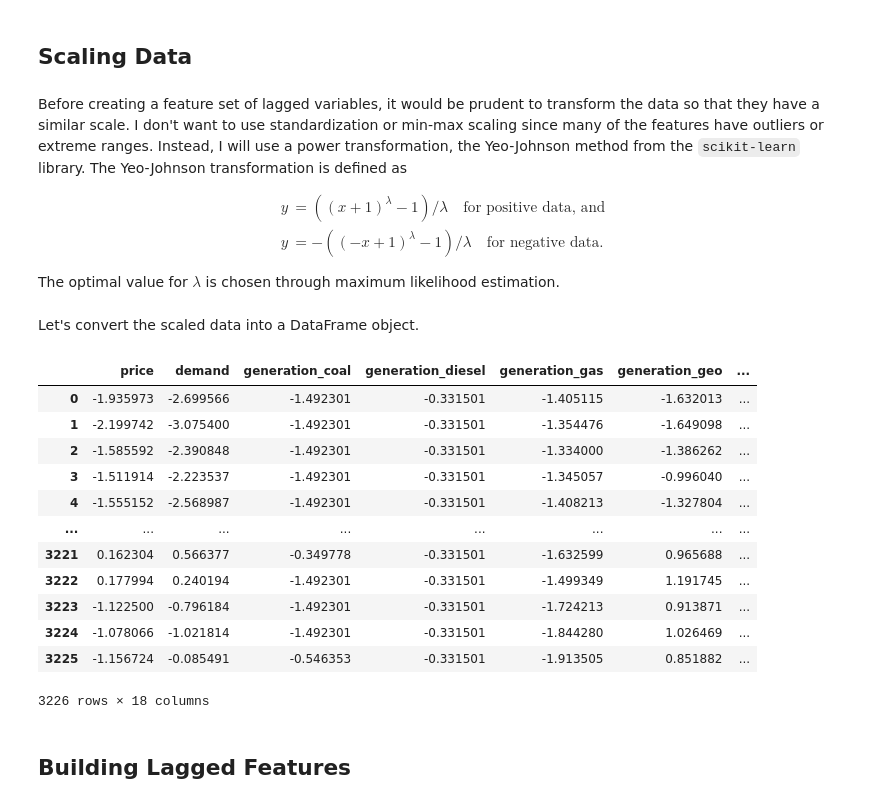
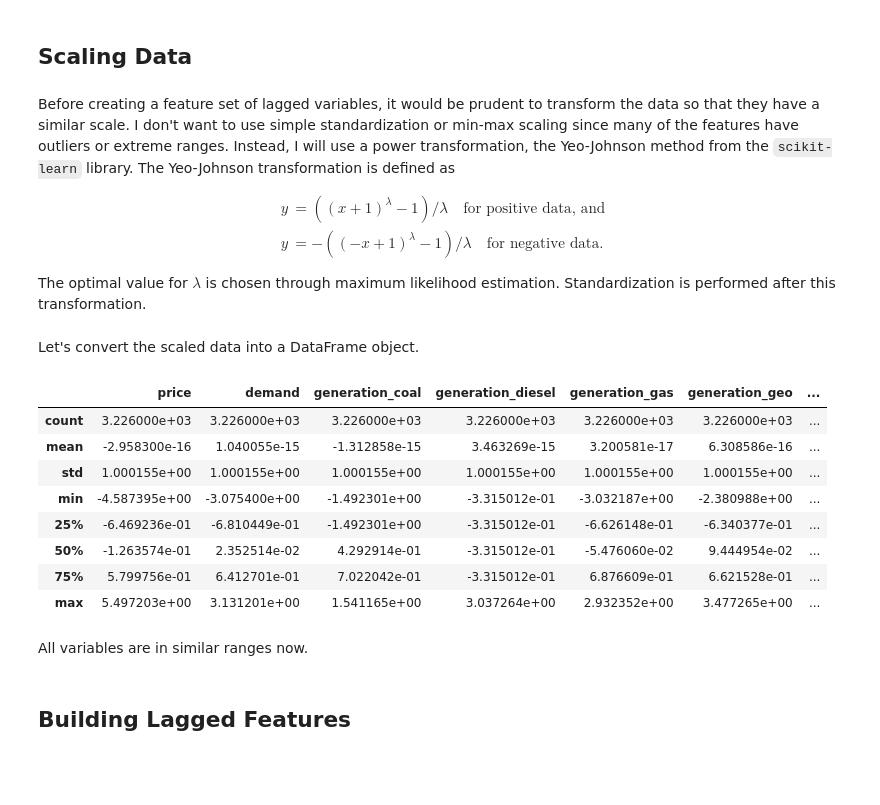
Before and after one commit to gauravkapoor27/LASSO-Feature-Selection, a Jupyter notebook: main.ipynb, the cells around one changed output. Drawn from its saved outputs; the diff is of its cells as text; code cells hidden in the pictures; blank space fills up the shorter version.

```diff
--- a/main.ipynb
+++ b/main.ipynb
@@ -66,14 +66,14 @@ We are working with time-series data and it is only natural to consider the effe
 # %% [markdown]
 ## Scaling Data
 # %% [markdown]
-Before creating a feature set of lagged variables, it would be prudent to transform the data so that they have a similar scale. I don't want to use standardization or min-max scaling since many of the features have outliers or extreme ranges. Instead, I will use a power transformation, the Yeo-Johnson method from the ``scikit-learn`` library. The Yeo-Johnson transformation is defined as
+Before creating a feature set of lagged variables, it would be prudent to transform the data so that they have a similar scale. I don't want to use simple standardization or min-max scaling since many of the features have outliers or extreme ranges. Instead, I will use a power transformation, the Yeo-Johnson method from the ``scikit-learn`` library. The Yeo-Johnson transformation is defined as
 
 \begin{align*}
 y &= ((x + 1)^\lambda - 1) / \lambda \quad \text{for positive data, and} \\
 y &= -((-x + 1)^\lambda - 1) / \lambda \quad \text{for negative data.}
 \end{align*}
 
-The optimal value for $\lambda$ is chosen through maximum likelihood estimation.
+The optimal value for $\lambda$ is chosen through maximum likelihood estimation. Standardization is performed after this transformation.
 # %%
 from sklearn.preprocessing import PowerTransformer
 # %%
@@ -86,21 +86,19 @@ Let's convert the scaled data into a DataFrame object.
 scaled_data = DataFrame(scaled_data)
 scaled_data.columns = data.columns.values
 # %%
-scaled_data
+scaled_data.describe()
 # %% [output]
 |  | price | demand | generation_coal | generation_diesel | generation_gas | generation_geo | ... |
-| 0 | -1.935973 | -2.699566 | -1.492301 | -0.331501 | -1.405115 | -1.632013 | ... |
-| 1 | -2.199742 | -3.075400 | -1.492301 | -0.331501 | -1.354476 | -1.649098 | ... |
-| 2 | -1.585592 | -2.390848 | -1.492301 | -0.331501 | -1.334000 | -1.386262 | ... |
-| 3 | -1.511914 | -2.223537 | -1.492301 | -0.331501 | -1.345057 | -0.996040 | ... |
-| 4 | -1.555152 | -2.568987 | -1.492301 | -0.331501 | -1.408213 | -1.327804 | ... |
-| ... | ... | ... | ... | ... | ... | ... | ... |
-| 3221 | 0.162304 | 0.566377 | -0.349778 | -0.331501 | -1.632599 | 0.965688 | ... |
-| 3222 | 0.177994 | 0.240194 | -1.492301 | -0.331501 | -1.499349 | 1.191745 | ... |
-| 3223 | -1.122500 | -0.796184 | -1.492301 | -0.331501 | -1.724213 | 0.913871 | ... |
-| 3224 | -1.078066 | -1.021814 | -1.492301 | -0.331501 | -1.844280 | 1.026469 | ... |
-| 3225 | -1.156724 | -0.085491 | -0.546353 | -0.331501 | -1.913505 | 0.851882 | ... |
+| count | 3.226000e+03 | 3.226000e+03 | 3.226000e+03 | 3.226000e+03 | 3.226000e+03 | 3.226000e+03 | ... |
+| mean | -2.958300e-16 | 1.040055e-15 | -1.312858e-15 | 3.463269e-15 | 3.200581e-17 | 6.308586e-16 | ... |
+| std | 1.000155e+00 | 1.000155e+00 | 1.000155e+00 | 1.000155e+00 | 1.000155e+00 | 1.000155e+00 | ... |
+| min | -4.587395e+00 | -3.075400e+00 | -1.492301e+00 | -3.315012e-01 | -3.032187e+00 | -2.380988e+00 | ... |
+| 25% | -6.469236e-01 | -6.810449e-01 | -1.492301e+00 | -3.315012e-01 | -6.626148e-01 | -6.340377e-01 | ... |
+| 50% | -1.263574e-01 | 2.352514e-02 | 4.292914e-01 | -3.315012e-01 | -5.476060e-02 | 9.444954e-02 | ... |
+| 75% | 5.799756e-01 | 6.412701e-01 | 7.022042e-01 | -3.315012e-01 | 6.876609e-01 | 6.621528e-01 | ... |
+| max | 5.497203e+00 | 3.131201e+00 | 1.541165e+00 | 3.037264e+00 | 2.932352e+00 | 3.477265e+00 | ... |
-3226 rows × 18 columns
+# %% [markdown]
+All variables are in similar ranges now.
 # %% [markdown]
 ## Building Lagged Features
 # %% [markdown]
```
Also changed, not shown: parts of 23 cells of this notebook, 1 other file.
